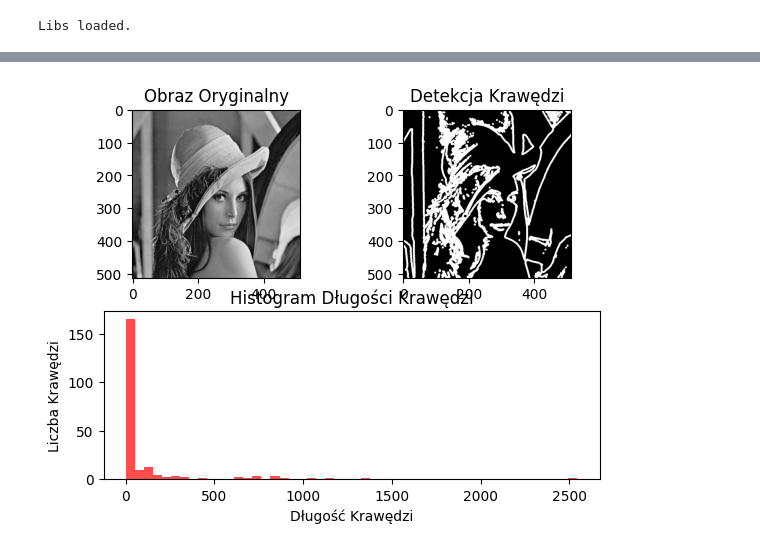
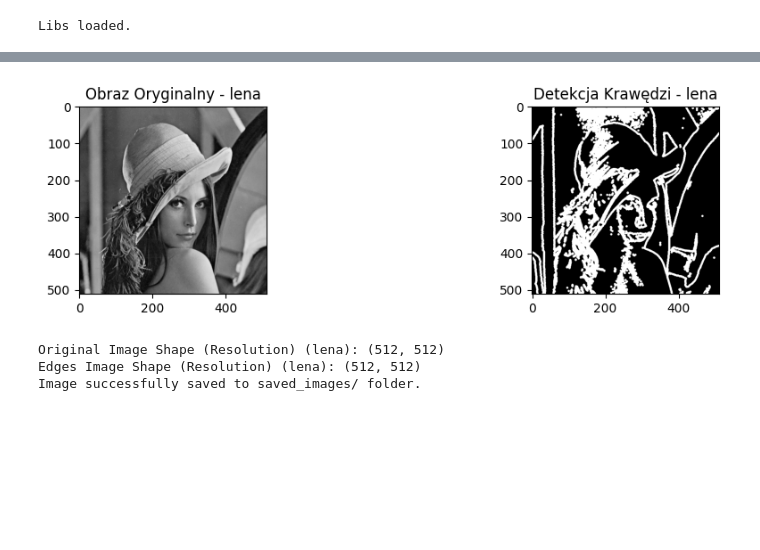
Before and after one commit to PsimonL/ImageProcessing, a Jupyter notebook: Project-edge-detection/main.ipynb, the cells around one changed output, grey strips where cells are left out. Saved outputs shown, nothing was run; the diff lists cells and outputs as text; code cells hidden in the pictures; blank space fills up the shorter version.

```diff
--- a/Project-edge-detection/main.ipynb
+++ b/Project-edge-detection/main.ipynb
@@ -103,4 +157,7 @@ def edge_detection(image):
-# %%
-edge_detection(lena_image)
-# %% [output]
-[figure, removed]
+# %%
+edges_image_lena, edge_lengths_lena = edge_detection(lena_image_path, lena_image_name)
+# %% [output]
+[figure, added]
+Original Image Shape (Resolution) (lena): (512, 512)
+Edges Image Shape (Resolution) (lena): (512, 512)
+Image successfully saved to saved_images/ folder.
```
Also changed, not shown: parts of 10 cells of this notebook.
